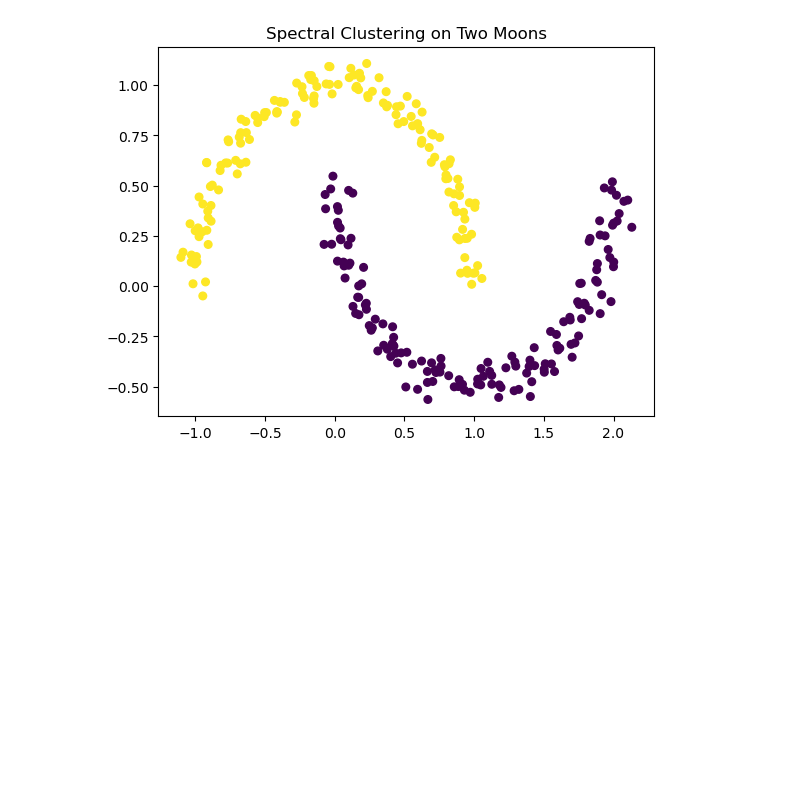
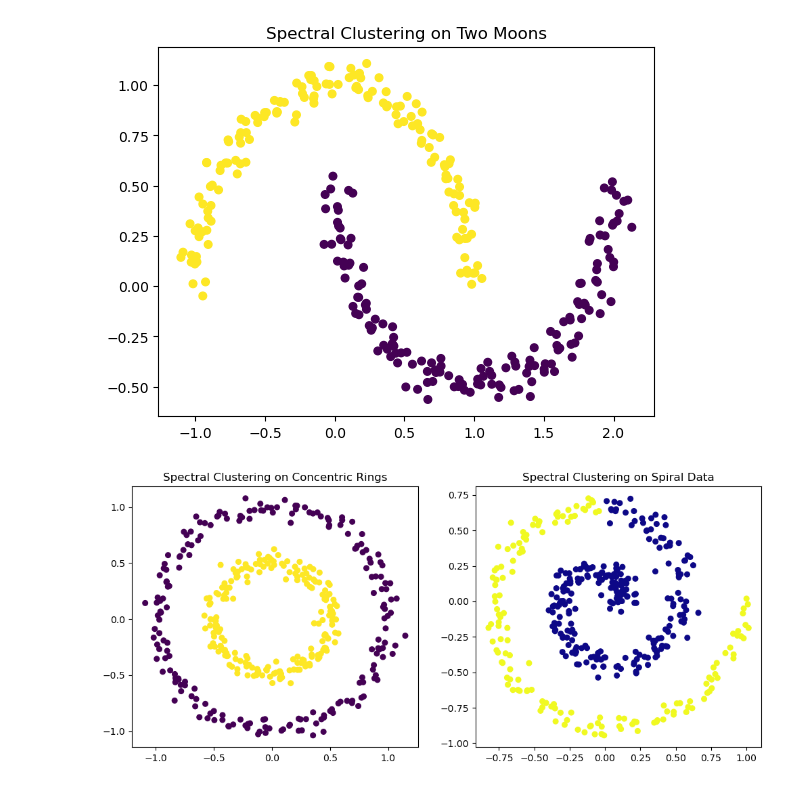
Before and after one commit to Kamalkannan-dev/MachineLearningAssignments, a Jupyter notebook: 9.CLUSTERING/4.Spectral_clustering.ipynb, the cells around one changed output. Drawn from its saved outputs; the diff is of its cells as text; code cells hidden in the pictures; blank space fills up the shorter version.

```diff
--- a/9.CLUSTERING/4.Spectral_clustering.ipynb
+++ b/9.CLUSTERING/4.Spectral_clustering.ipynb
@@ -23,3 +23,46 @@ plt.title("Spectral Clustering on Two Moons")
 plt.show()
 # %% [output]
 [figure]
+# %%
+import numpy as np
+from sklearn.datasets import make_circles
+
+# --- Concentric Rings Dataset ---
+X_rings, y_rings = make_circles(n_samples=400, factor=0.5, noise=0.05, random_state=42)
+
+sc_rings = SpectralClustering(
+    n_clusters=2,              # Expect 2 rings
+    affinity='nearest_neighbors', # Graph-based similarity
+    n_neighbors=10,
+    assign_labels='kmeans',
+    random_state=42
+)
+labels_rings = sc_rings.fit_predict(X_rings)
+
+plt.figure(figsize=(12,5))
+plt.subplot(1,2,1)
+plt.scatter(X_rings[:,0], X_rings[:,1], c=labels_rings, cmap='viridis', s=30)
+plt.title("Spectral Clustering on Concentric Rings")
+
+# --- Spiral Dataset (synthetic) ---
+theta = np.linspace(0, 4*np.pi, 400)
+r = np.linspace(0.1, 1, 400)
+X_spiral = np.vstack((r*np.cos(theta), r*np.sin(theta))).T
+X_spiral += 0.05 * np.random.randn(*X_spiral.shape)  # add noise
+
+sc_spiral = SpectralClustering(
+    n_clusters=2,              # Expect 2 spiral arms
+    affinity='nearest_neighbors',
+    n_neighbors=10,
+    assign_labels='kmeans',
+    random_state=42
+)
+labels_spiral = sc_spiral.fit_predict(X_spiral)
+
+plt.subplot(1,2,2)
+plt.scatter(X_spiral[:,0], X_spiral[:,1], c=labels_spiral, cmap='plasma', s=30)
+plt.title("Spectral Clustering on Spiral Data")
+
+plt.show()
+# %% [output]
+[figure, added]
```
